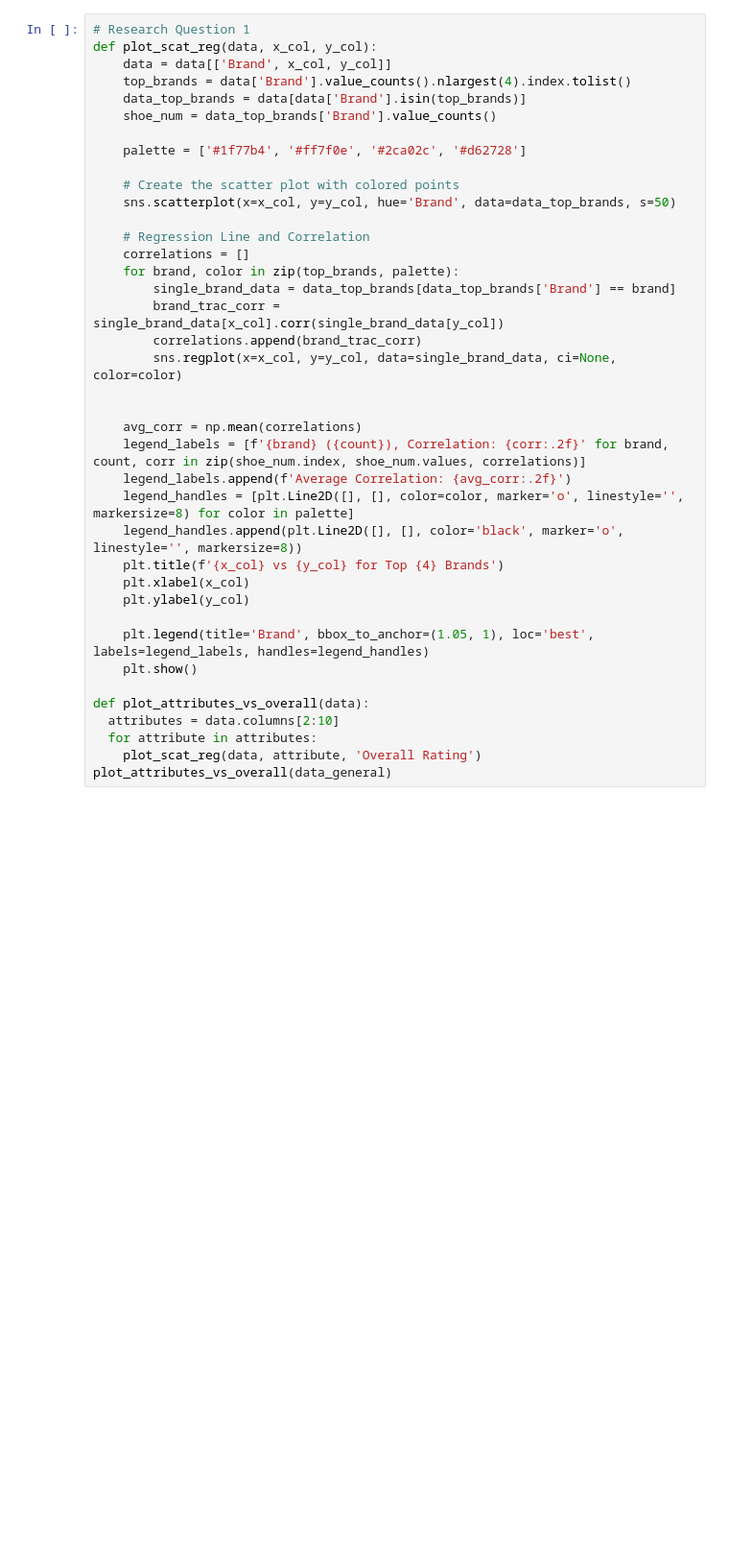
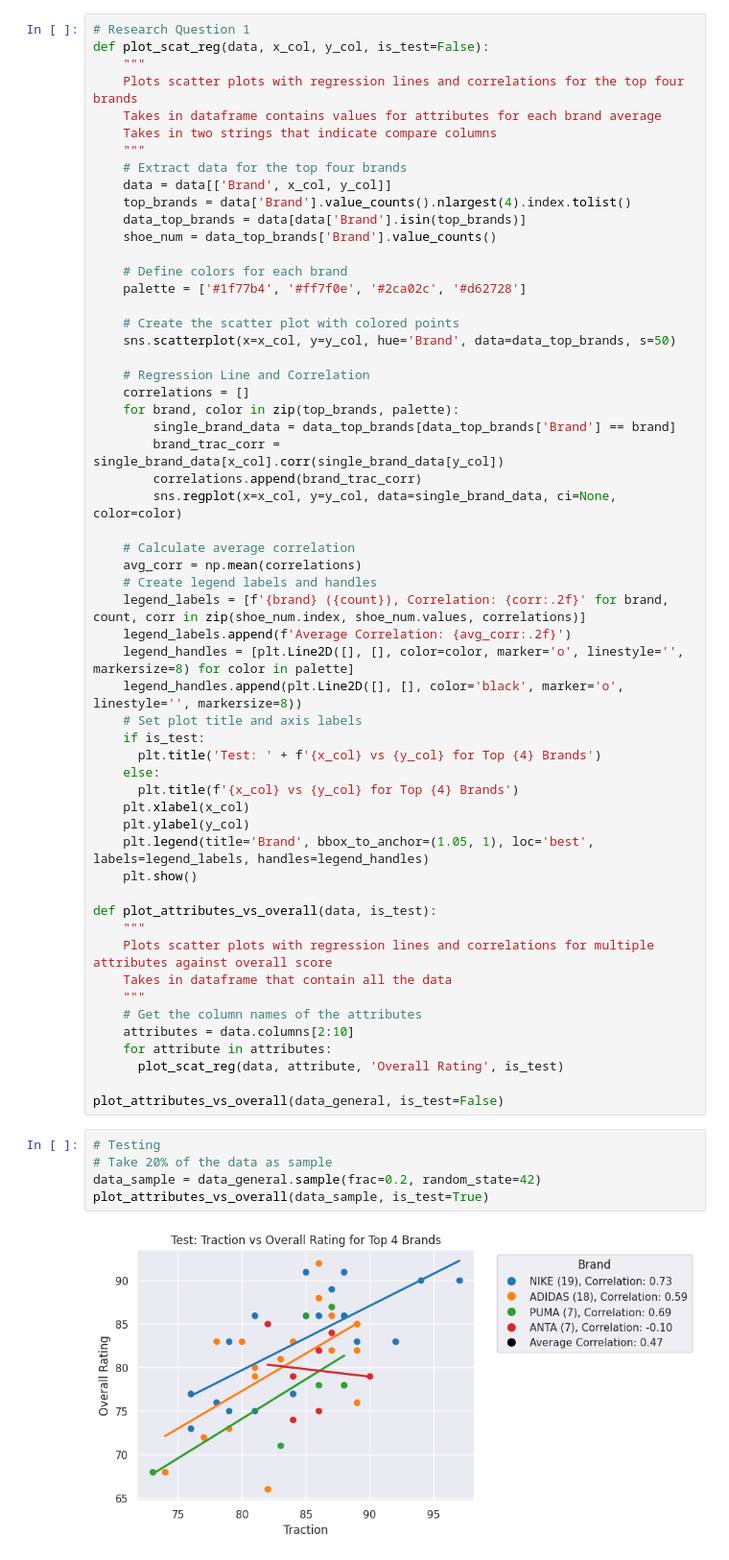
Before and after one commit to jlu1211/CSE163-Final-Project, a Jupyter notebook: CSE_163_Final_Project.ipynb, the cells around one changed output. Shown at 96% size. Cells and saved outputs as stored; diff of their text form; blank space fills up the shorter version.

```diff
--- a/CSE_163_Final_Project.ipynb
+++ b/CSE_163_Final_Project.ipynb
@@ -26,11 +63,18 @@ data_brand_avg
 # %%
 # Research Question 1
-def plot_scat_reg(data, x_col, y_col):
+def plot_scat_reg(data, x_col, y_col, is_test=False):
+    """
+    Plots scatter plots with regression lines and correlations for the top four brands
+    Takes in dataframe contains values for attributes for each brand average
+    Takes in two strings that indicate compare columns
+    """
+    # Extract data for the top four brands
     data = data[['Brand', x_col, y_col]]
     top_brands = data['Brand'].value_counts().nlargest(4).index.tolist()
     data_top_brands = data[data['Brand'].isin(top_brands)]
     shoe_num = data_top_brands['Brand'].value_counts()
 
+    # Define colors for each brand
     palette = ['#1f77b4', '#ff7f0e', '#2ca02c', '#d62728']
 
     # Create the scatter plot with colored points
@@ -44,21 +88,38 @@ def plot_scat_reg(data, x_col, y_col):
         correlations.append(brand_trac_corr)
         sns.regplot(x=x_col, y=y_col, data=single_brand_data, ci=None, color=color)
 
-
+    # Calculate average correlation
     avg_corr = np.mean(correlations)
+    # Create legend labels and handles
     legend_labels = [f'{brand} ({count}), Correlation: {corr:.2f}' for brand, count, corr in zip(shoe_num.index, shoe_num.values, correlations)]
     legend_labels.append(f'Average Correlation: {avg_corr:.2f}')
     legend_handles = [plt.Line2D([], [], color=color, marker='o', linestyle='', markersize=8) for color in palette]
     legend_handles.append(plt.Line2D([], [], color='black', marker='o', linestyle='', markersize=8))
-    plt.title(f'{x_col} vs {y_col} for Top {4} Brands')
+    # Set plot title and axis labels
+    if is_test:
+      plt.title('Test: ' + f'{x_col} vs {y_col} for Top {4} Brands')
+    else:
+      plt.title(f'{x_col} vs {y_col} for Top {4} Brands')
     plt.xlabel(x_col)
     plt.ylabel(y_col)
-
     plt.legend(title='Brand', bbox_to_anchor=(1.05, 1), loc='best', labels=legend_labels, handles=legend_handles)
     plt.show()
 
-def plot_attributes_vs_overall(data):
-  attributes = data.columns[2:10]
-  for attribute in attributes:
-    plot_scat_reg(data, attribute, 'Overall Rating')
-plot_attributes_vs_overall(data_general)
+def plot_attributes_vs_overall(data, is_test):
+    """
+    Plots scatter plots with regression lines and correlations for multiple attributes against overall score
+    Takes in dataframe that contain all the data
+    """
+    # Get the column names of the attributes
+    attributes = data.columns[2:10]
+    for attribute in attributes:
+      plot_scat_reg(data, attribute, 'Overall Rating', is_test)
+
+plot_attributes_vs_overall(data_general, is_test=False)
+# %%
+# Testing
+# Take 20% of the data as sample
+data_sample = data_general.sample(frac=0.2, random_state=42)
+plot_attributes_vs_overall(data_sample, is_test=True)
+# %% [output]
+[figure, added]
```
Also changed, not shown: parts of 20 cells of this notebook.
